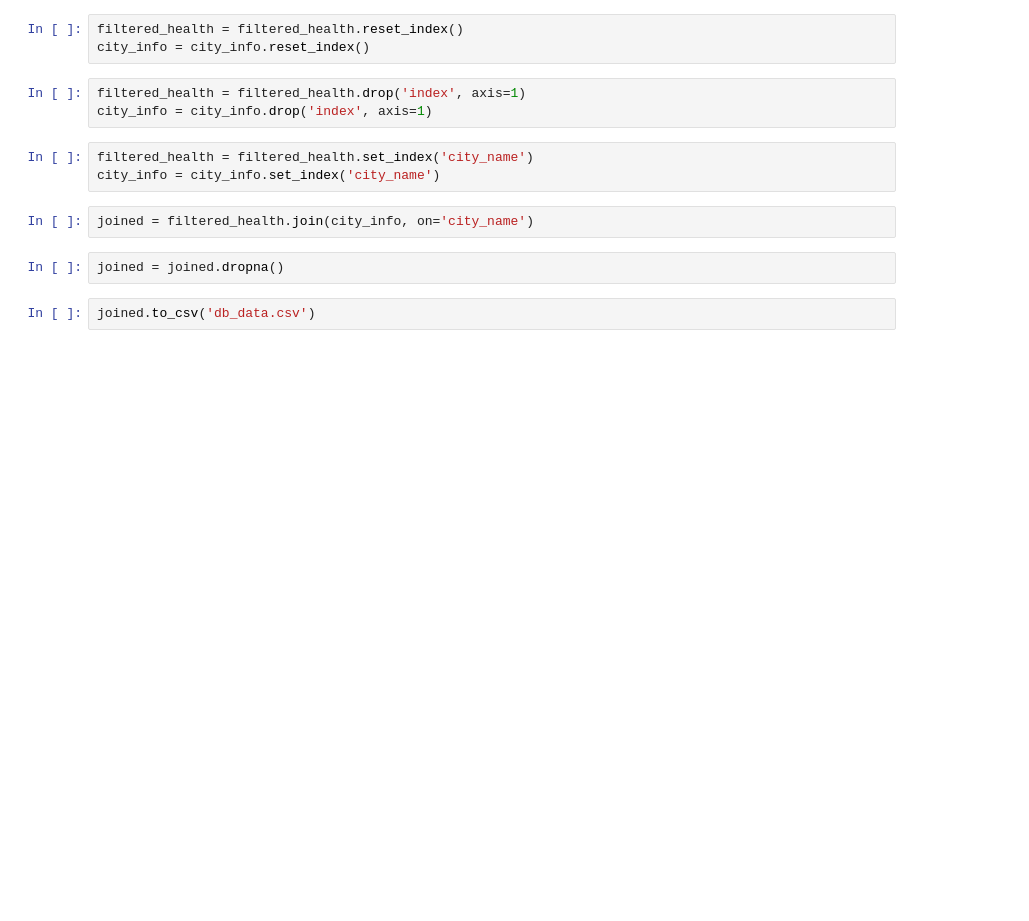
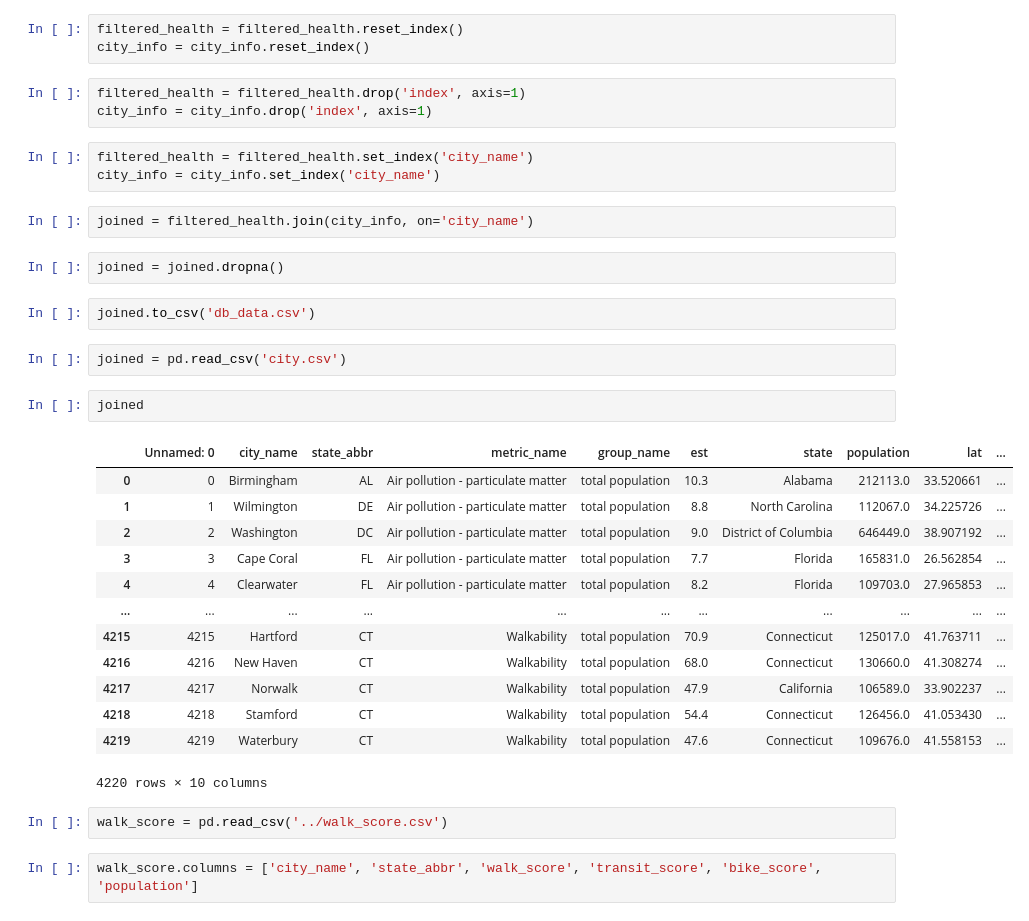
Before and after one commit to kenthansen98/transportation-health, a Jupyter notebook: api_data.ipynb, the cells around one changed output. Cells and saved outputs as stored; diff of their text form; blank space fills up the shorter version.

Commit message:
Added walk score, transit score, bike score to database

```diff
--- a/api_data.ipynb
+++ b/api_data.ipynb
@@ -90,3 +91,25 @@ joined = filtered_health.join(city_info, on='city_name')
 joined = joined.dropna()
 # %%
 joined.to_csv('db_data.csv')
+# %%
+joined = pd.read_csv('city.csv')
+# %%
+joined
+# %% [output]
+|  | Unnamed: 0 | city_name | state_abbr | metric_name | group_name | est | state | population | lat | ... |
+| 0 | 0 | Birmingham | AL | Air pollution - particulate matter | total population | 10.3 | Alabama | 212113.0 | 33.520661 | ... |
+| 1 | 1 | Wilmington | DE | Air pollution - particulate matter | total population | 8.8 | North Carolina | 112067.0 | 34.225726 | ... |
+| 2 | 2 | Washington | DC | Air pollution - particulate matter | total population | 9.0 | District of Columbia | 646449.0 | 38.907192 | ... |
+| 3 | 3 | Cape Coral | FL | Air pollution - particulate matter | total population | 7.7 | Florida | 165831.0 | 26.562854 | ... |
+| 4 | 4 | Clearwater | FL | Air pollution - particulate matter | total population | 8.2 | Florida | 109703.0 | 27.965853 | ... |
+| ... | ... | ... | ... | ... | ... | ... | ... | ... | ... | ... |
+| 4215 | 4215 | Hartford | CT | Walkability | total population | 70.9 | Connecticut | 125017.0 | 41.763711 | ... |
+| 4216 | 4216 | New Haven | CT | Walkability | total population | 68.0 | Connecticut | 130660.0 | 41.308274 | ... |
+| 4217 | 4217 | Norwalk | CT | Walkability | total population | 47.9 | California | 106589.0 | 33.902237 | ... |
+| 4218 | 4218 | Stamford | CT | Walkability | total population | 54.4 | Connecticut | 126456.0 | 41.053430 | ... |
+| 4219 | 4219 | Waterbury | CT | Walkability | total population | 47.6 | Connecticut | 109676.0 | 41.558153 | ... |
+4220 rows × 10 columns
+# %%
+walk_score = pd.read_csv('../walk_score.csv')
+# %%
+walk_score.columns = ['city_name', 'state_abbr', 'walk_score', 'transit_score', 'bike_score', 'population']
```
Also changed, not shown: parts of 7 cells of this notebook, 3 other files.
